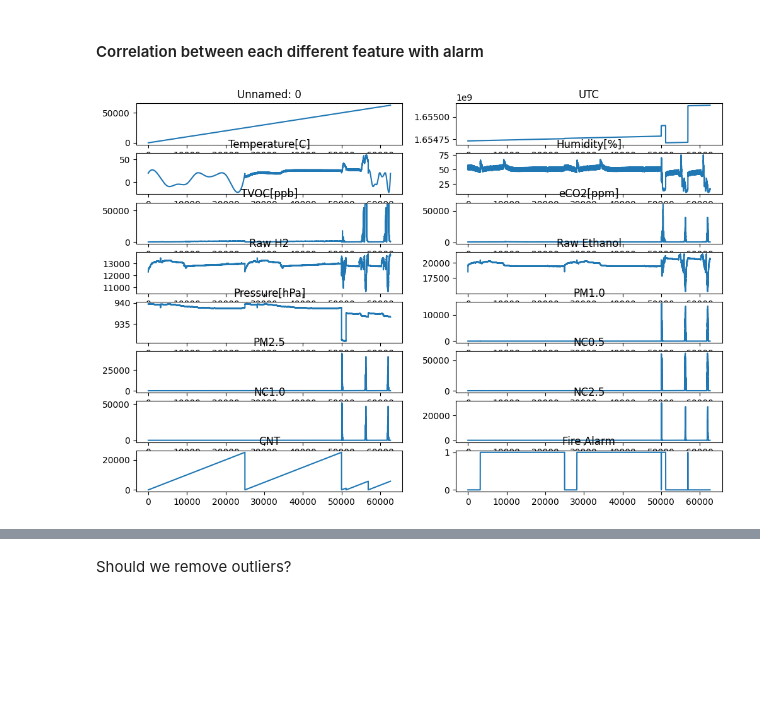
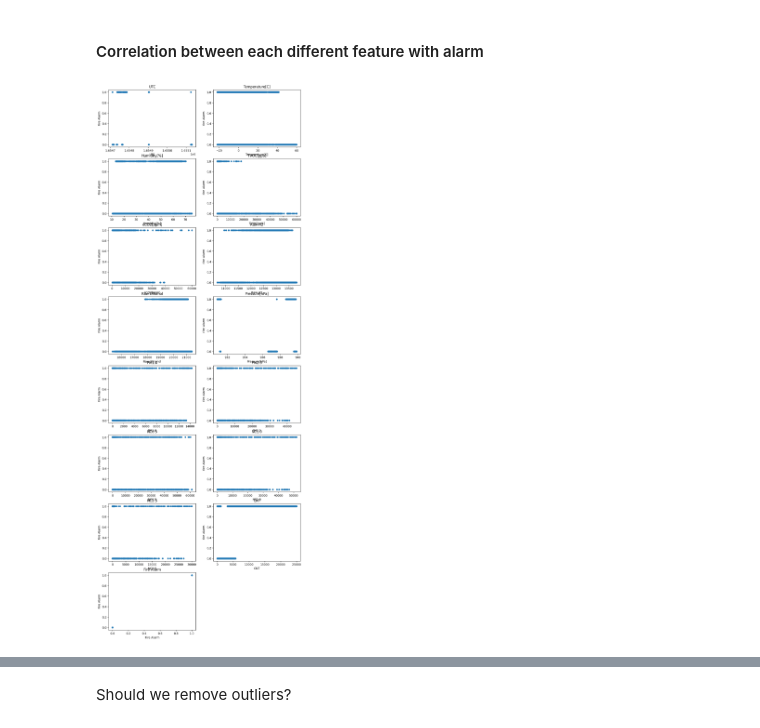
Before and after one commit to katie-q-ch/smoke-detector-project, a Jupyter notebook: SmokeDectector.ipynb, the cells around one changed output, grey strips where cells are left out. Cells and saved outputs as stored; diff of their text form; code cells hidden in the pictures; blank space fills up the shorter version.

Commit message:
updated graphs, added data to take care of imbalanced data

```diff
--- a/SmokeDectector.ipynb
+++ b/SmokeDectector.ipynb
@@ -71,6 +71,9 @@ df
 | 62628 | 62628 | 1655130050 | 19.083 | 16.04 | 638 | 400 | 13712 | 20566 | ... |
 | 62629 | 62629 | 1655130051 | 19.299 | 16.52 | 643 | 400 | 13696 | 20543 | ... |
 62630 rows × 16 columns
+# %%
+#Drop Unnamed since the data look like it is the number of rows
+df = df_all.drop(['Unnamed: 0'], axis=1)
 # %%
 df.info()
 # %% [output]
@@ -234,3 +233,16 @@ By detecting these anomalies, the smoke detector makes sound to alert users and
 To build a model that gives prediction about the accuracy of the alarm, we explore the data to understand the relationship between the features and the prediction.
 # %% [markdown]
 ## Data Visualization
+# %%
+#Scatter Plot
+scatter_matrix = pd.plotting.scatter_matrix(df, figsize  = [24, 24]);
+
+# Rotate the x-axis and y-axis labels by 45 degrees
+for ax in scatter_matrix.ravel():
+    # Rotate x-axis labels
+    ax.xaxis.label.set_rotation(45)
+    ax.xaxis.label.set_ha('right')
+
+    # Rotate y-axis labels
+    ax.yaxis.label.set_rotation(45)
+    ax.yaxis.label.set_va('top')
@@ -264,8 +278,0 @@ features
-# %%
-for feature in features:
-    print(feature)
-    plt.scatter(df[feature], y, alpha=0.1)
-    plt.title(feature + " vs Alarm")
-    plt.xlabel(feature)
-    plt.ylabel("Alarm")
-    plt.show()
@@ -287,0 +298,9 @@ Note: expecting to see a clear cutoff between some of the features vs alarm on o
+# %%
+features_for_plotting = ['UTC','Temperature[C]','Humidity[%]','TVOC[ppb]','Raw H2','Raw Ethanol','Pressure[hPa]']
+for feature in features_for_plotting:
+    print(feature)
+    df_tmp = df.set_index(feature)
+    sns.histplot(df[feature])
+    plt.title(feature)
+    plt.xlabel(feature)
+    plt.show()
@@ -290,20 +324,20 @@ Note: expecting to see a clear cutoff between some of the features vs alarm on o
 # %%
 # get the column names
 columns = df.columns
 
 # calculate the number of rows required
 nrows = (len(columns) + 1) // 2
 
 # create a figure object
-fig = plt.figure(figsize=(12, 8))
+fig = plt.figure(figsize=(12, 34))
 
 # use a for loop to plot each column
 for i, col in enumerate(columns):
     ax = fig.add_subplot(nrows, 2, i+1)
-    df[col].plot(kind='line', ax=ax)
+    df.plot.scatter(ax=ax, x=col, y='Fire Alarm')
     ax.set_title(col)
 
 # show the plot
 plt.show()
 # %% [output]
-[figure, old version]
+[figure, new version]
```
Also changed, not shown: parts of 32 cells of this notebook, 1 other file.
